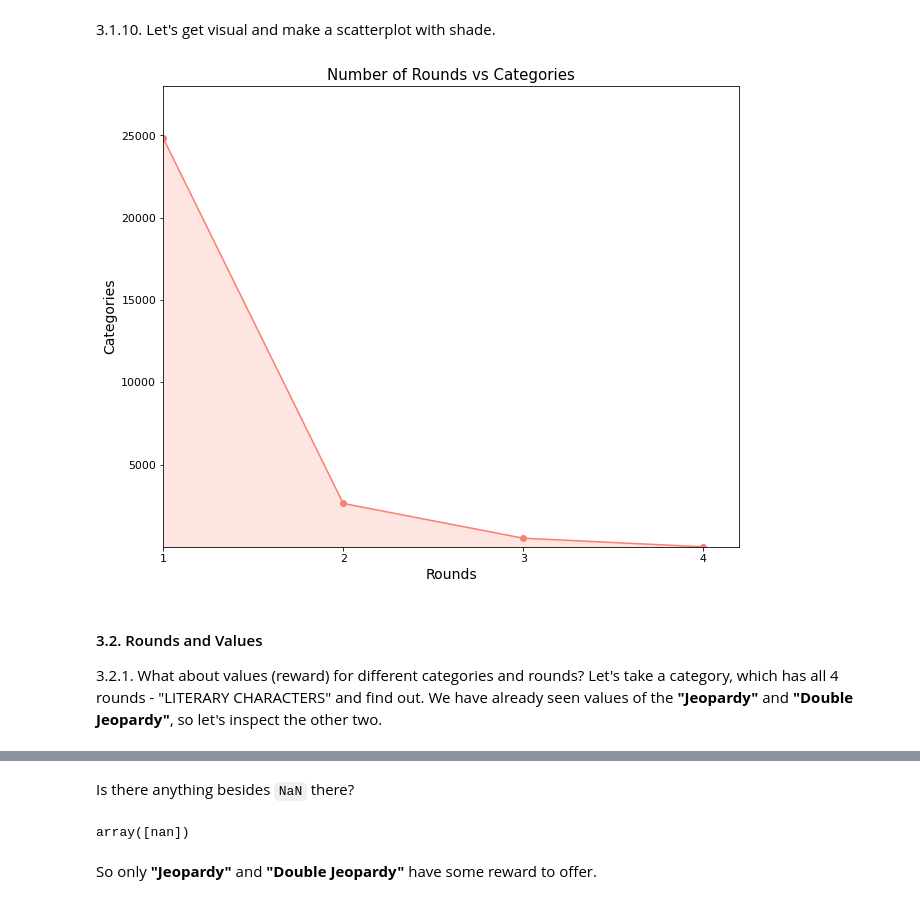
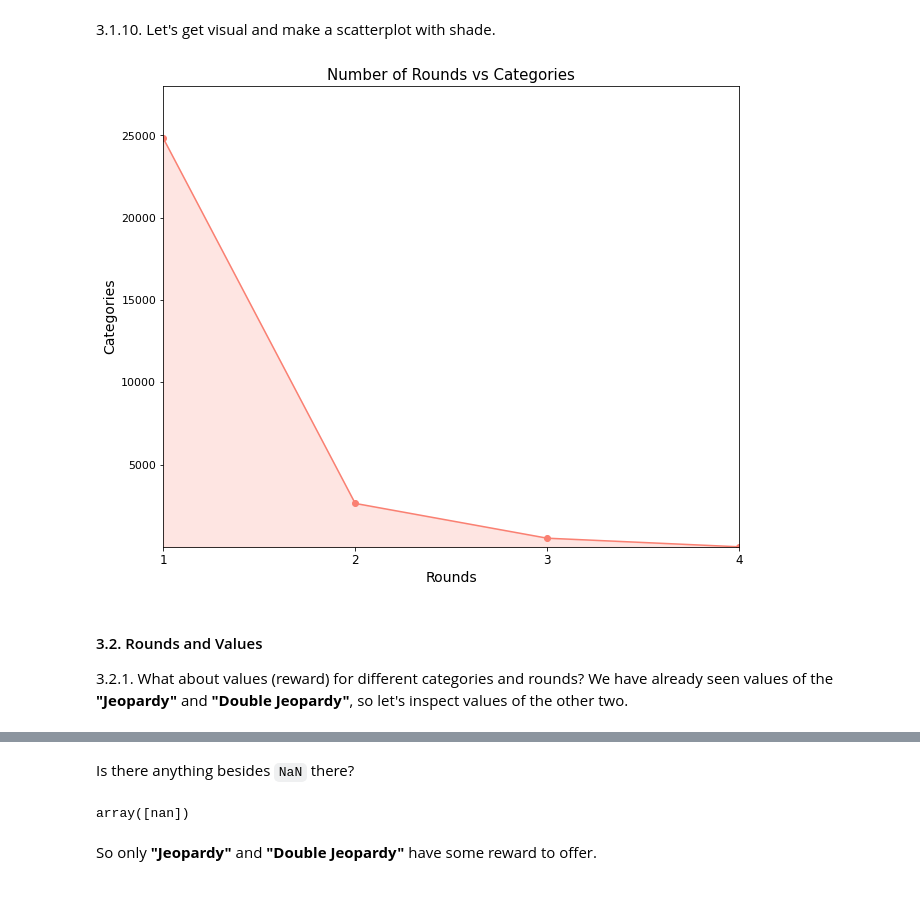
Before and after one commit to jadidaniel/jupyter-notebooks, a Jupyter notebook: jeopardy/jeopardy_project.ipynb, the cells around one changed output, grey strips where cells are left out. Saved outputs shown, nothing was run; the diff lists cells and outputs as text; code cells hidden in the pictures.

```diff
--- a/jeopardy/jeopardy_project.ipynb
+++ b/jeopardy/jeopardy_project.ipynb
@@ -328,34 +375,34 @@ num_categories_in_multiple_rounds
 # %%
 a= plt.figure(figsize = (10,8))
 axes= a.add_axes([0.1,0.1,0.8,0.8])
 
 x = num_categories_in_multiple_rounds['round']
 y = num_categories_in_multiple_rounds['categories_count']
 
 plt.scatter(x, y, c='salmon')
 plt.plot(x, y, c='salmon')
 
 plt.fill_between(x, y, 0,
                  facecolor="salmon", # The fill color
                  color='salmon',       # The outline color
                  alpha=0.2)
 
 
-plt.xticks(x, fontsize=11)
+plt.xticks(x, fontsize=12)
 plt.yticks(fontsize=11)
 
-axes.set_xlim([1, 4.2])
+axes.set_xlim([1, 4])
 axes.set_ylim([1, 28000])
 
 plt.xlabel('Rounds', fontsize=14)
 plt.ylabel('Categories', fontsize=14)
 plt.title('Number of Rounds vs Categories', fontsize=15)
 
 plt.show()
 # %% [output]
-[figure, old version]
+[figure, new version]
 # %% [markdown]
 #### 3.2. Rounds and Values
 
-3.2.1. What about values (reward) for different categories and rounds? Let's take a category, which has all 4 rounds - "LITERARY CHARACTERS" and find out. We have already seen values of the **"Jeopardy"** and **"Double Jeopardy"**, so let's inspect the other two.
+3.2.1. What about values (reward) for different categories and rounds? We have already seen values of the **"Jeopardy"** and **"Double Jeopardy"**, so let's inspect values of the other two.
 # %%
@@ -370,10 +418,11 @@ values_by_round.head(5)
 | 296 | 4931 | 2006-02-06 | Final Jeopardy! | FAMOUS SHIPS | NaN | On December 27, 1831 it departed ... | the HMS Beagle |
 # %% [markdown]
 Is there anything besides `NaN` there?
-# %%
-values_by_round['value'].unique()
-# %% [output]
-array([nan])
+# %%
+# Find unique rewards for Final Jeopardy and Tiebreaker
+values_by_round['value'].unique()
+# %% [output]
+array([nan])
 # %% [markdown]
 So only **"Jeopardy"** and **"Double Jeopardy"** have some reward to offer.
 # %% [markdown]
```
Also changed, not shown: parts of 30 cells of this notebook.
